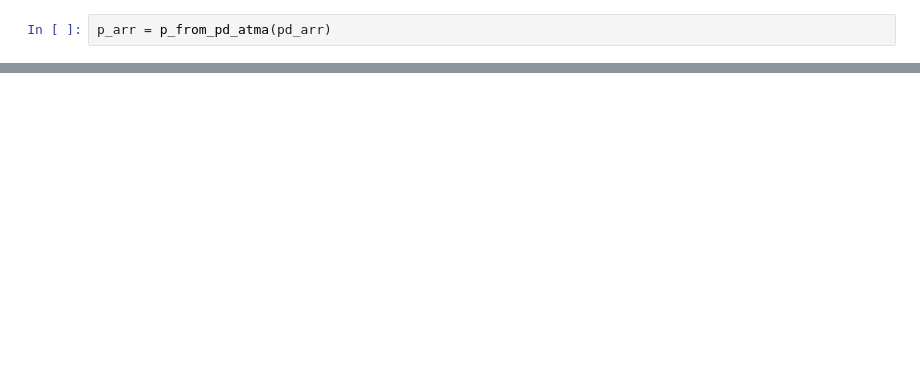
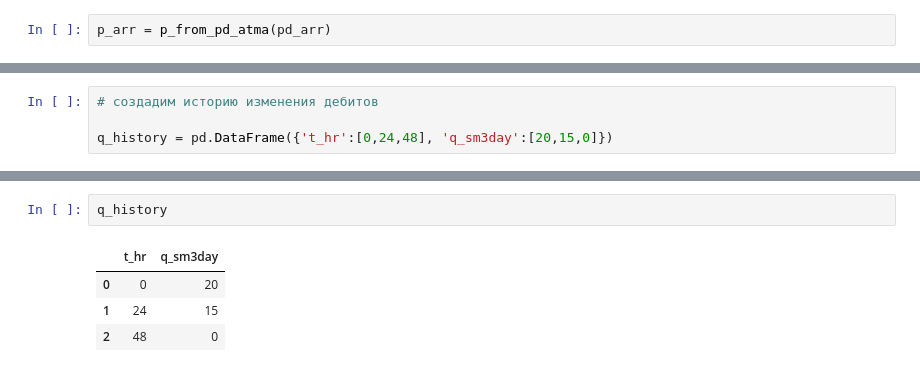
Before and after one commit to khabibullinra/welltest_examples, a Jupyter notebook: jupyter/18_суперпозиция.ipynb, the cells around one changed output, grey strips where cells are left out. Saved outputs shown, nothing was run; the diff lists cells and outputs as text; blank space fills up the shorter version.

```diff
--- a/jupyter/18_суперпозиция.ipynb
+++ b/jupyter/18_суперпозиция.ipynb
@@ -143,0 +169,4 @@ plt.show()
+# %%
+# создадим историю изменения дебитов
+
+q_history = pd.DataFrame({'t_hr':[0,24,48], 'q_sm3day':[20,15,0]})
@@ -143,0 +178,7 @@ plt.show()
+# %%
+q_history
+# %% [output]
+|  | t_hr | q_sm3day |
+| 0 | 0 | 20 |
+| 1 | 24 | 15 |
+| 2 | 48 | 0 |
```
Also changed, not shown: parts of 15 cells of this notebook.
